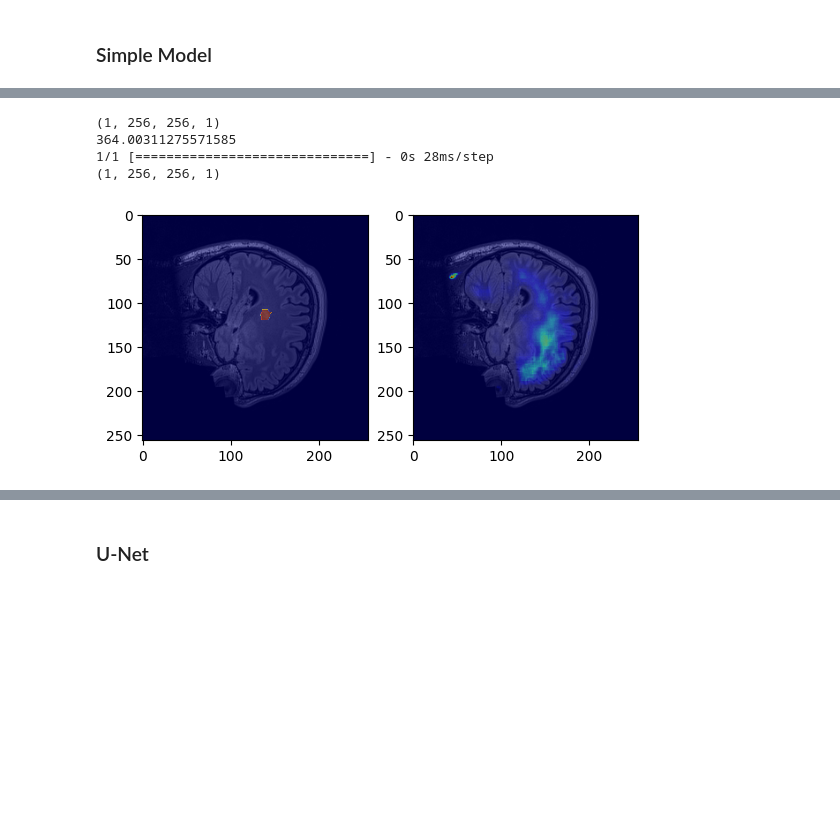
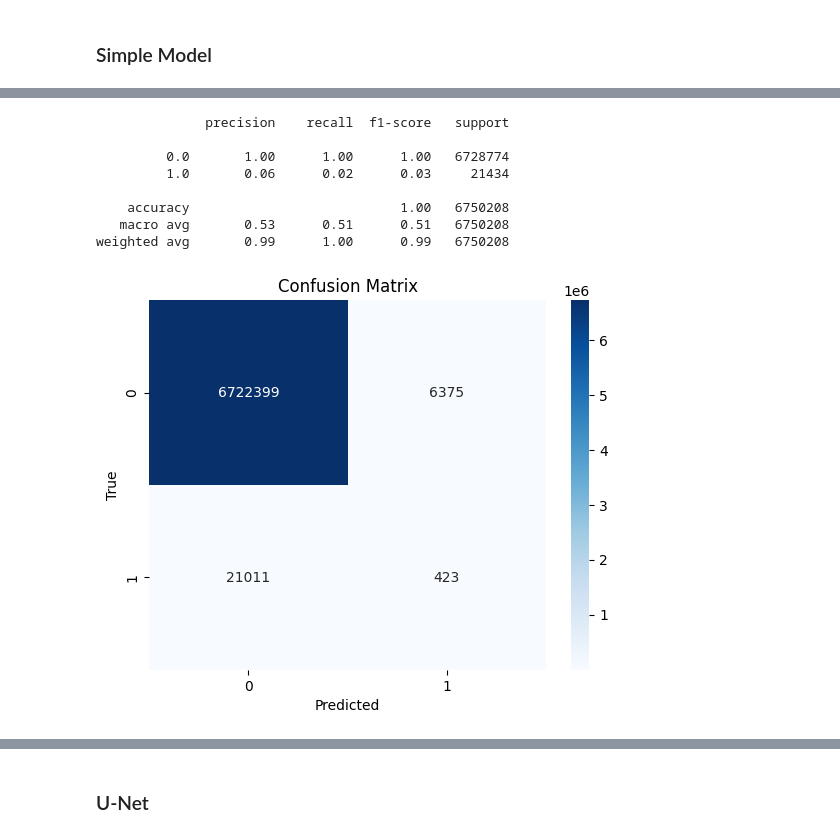
Before and after one commit to Robb-Chris/Master-Thesis, a Jupyter notebook: main.ipynb, the cells around one changed output, grey strips where cells are left out. Drawn from its saved outputs; the diff is of its cells as text; code cells hidden in the pictures; blank space fills up the shorter version.

Commit message:
Performance Metrics

```diff
--- a/main.ipynb
+++ b/main.ipynb
@@ -1129,7 +1144,19 @@ model = Sequential([
     Conv2D(64, (3, 3), activation="relu", padding="same"),
     MaxPooling2D((2, 2)),
     Conv2D(128, (3, 3), activation="relu", padding="same"),
+    MaxPooling2D((2, 2)),
+    Conv2D(256, (3, 3), activation="relu", padding="same"),
+    MaxPooling2D((2, 2)),
+    Conv2D(512, (3, 3), activation="relu", padding="same"),
+    MaxPooling2D((2, 2)),
+    Conv2D(1024, (3, 3), activation="relu", padding="same"),
 
+    UpSampling2D((2, 2)),
+    Conv2D(512, (3, 3), activation="relu", padding="same"),
+    UpSampling2D((2, 2)),
+    Conv2D(256, (3, 3), activation="relu", padding="same"),
+    UpSampling2D((2, 2)),
+    Conv2D(128, (3, 3), activation="relu", padding="same"),
     UpSampling2D((2, 2)),
     Conv2D(64, (3, 3), activation="relu", padding="same"),
     UpSampling2D((2, 2)),
@@ -1138,9 +1165,9 @@ model = Sequential([
 ])
 
 # Compile the model
-model.compile(optimizer="adam",
+model.compile(optimizer=Adam(),
             loss="binary_crossentropy",
-            metrics=[MeanIoU(2)])
+            metrics=[MeanIoU(num_classes=2)])
 # %%
 model.summary()
 # %% [output]
@@ -1164,7 +1191,7 @@ _________________________________________________________________
 # %%
 history = model.fit(np.array(sag_train_images).reshape(-1, 256, 256, 1),
           np.array(sag_train_labels).reshape(-1, 256, 256, 1),
-          epochs=5, batch_size=16,
+          epochs=5, batch_size=32,
           validation_data=(np.array(sag_val_images).reshape(-1, 256, 256, 1),
                            np.array(sag_val_labels).reshape(-1, 256, 256, 1)))
 # %% [output]
@@ -1187,24 +1214,31 @@ Test IoU: [0.0, 0.0]
-# %%
-test = sag_images[111].reshape(-1, 256, 256, 1)
-print(test.shape)
-print(np.max(test))
-
-predicted_mask = model.predict(test)
-print(predicted_mask.shape)
-test_mask = predicted_mask.reshape(256, 256)
-
-plt.figsize=(8, 8)
-plt.subplot(1, 2, 1)
-plt.imshow(sag_images[111], cmap='gray')
-plt.imshow(sag_label_images[111], cmap='jet', alpha=0.5)
-
-plt.subplot(1, 2, 2)
-plt.imshow(sag_images[111], cmap='gray')
-plt.imshow(test_mask, cmap='jet', alpha=0.5)
-plt.show()
-# %% [output]
-(1, 256, 256, 1)
-364.00311275571585
-1/1 [==============================] - 0s 28ms/step
-(1, 256, 256, 1)
-[figure, removed]
+# %%
+predicted_masks = []
+
+for i in range(len(sag_test_images)):
+    test_mask = model.predict(sag_test_images[i].reshape(-1, 256, 256, 1), verbose=0)
+    ten_percent_mask = test_mask > np.percentile(test_mask, 99.9)
+    ten_percent_mask = ten_percent_mask.astype(int).reshape(256, 256, 1)
+    predicted_masks.append(ten_percent_mask)
+
+labels_flat = sag_test_labels.flatten()
+predicted_masks_flat = np.array(predicted_masks).flatten()
+# %%
+print(classification_report(labels_flat, predicted_masks_flat))
+
+cm = confusion_matrix(labels_flat, predicted_masks_flat)
+
+sns.heatmap(cm, annot=True, fmt='d', cmap='Blues')
+plt.xlabel('Predicted')
+plt.ylabel('True')
+plt.title('Confusion Matrix')
+plt.show()
+# %% [output]
+              precision    recall  f1-score   support
+
+         0.0       1.00      1.00      1.00   6728774
+         1.0       0.06      0.02      0.03     21434
+
+    accuracy                           1.00   6750208
+   macro avg       0.53      0.51      0.51   6750208
+weighted avg       0.99      1.00      0.99   6750208
+[figure, added]
```
Also changed, not shown: parts of 10 cells of this notebook.
